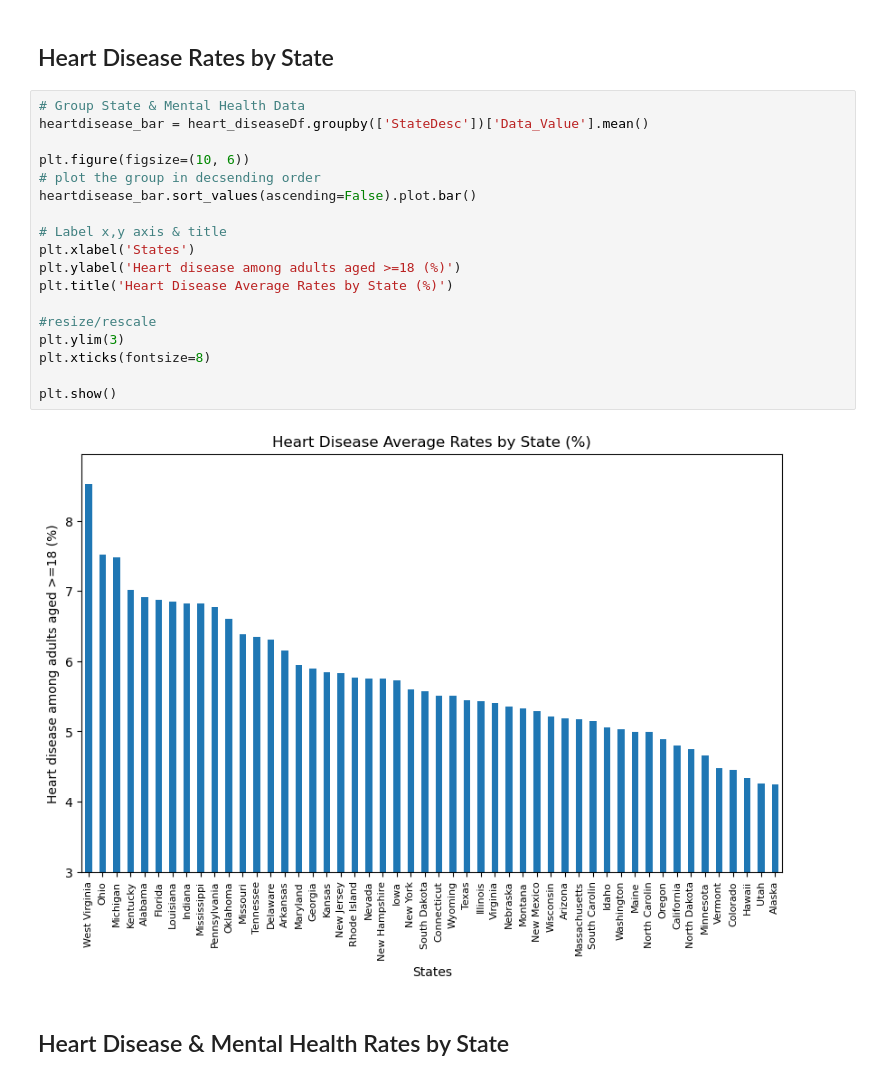
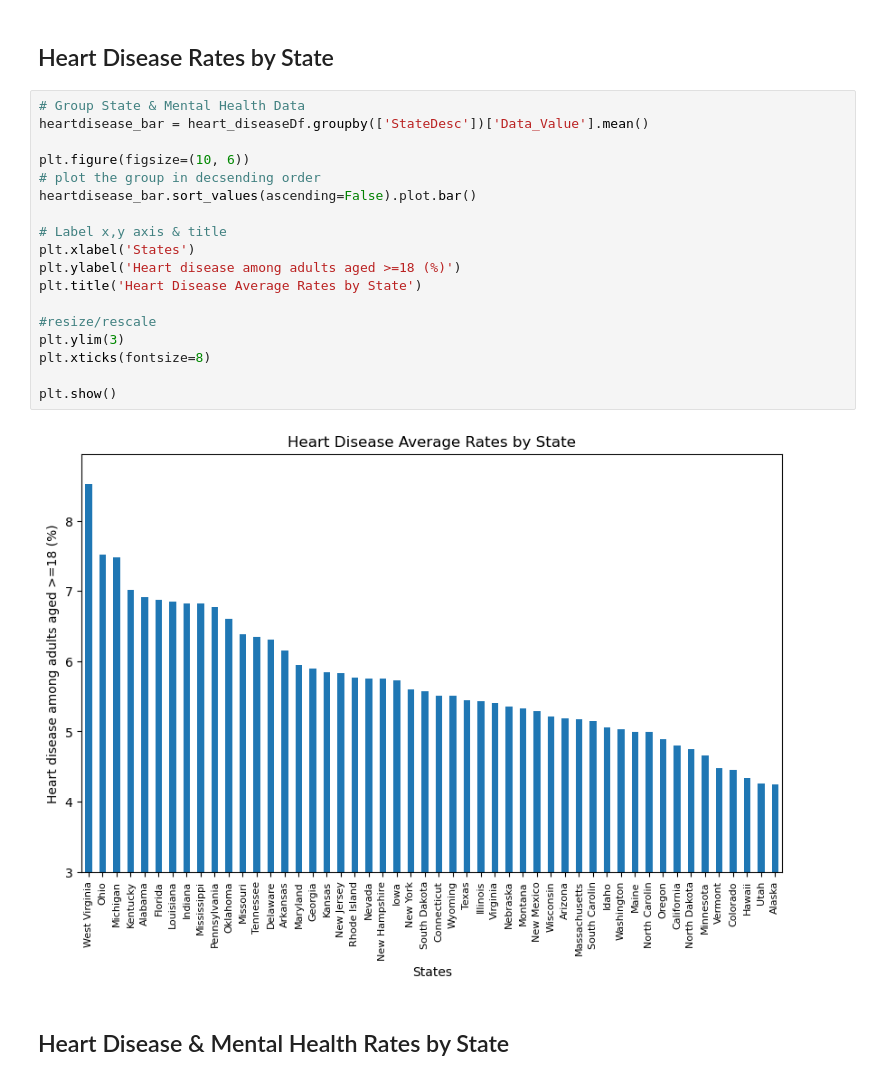
Before and after one commit to divya-jindal/project-1, a Jupyter notebook: MentalHealth_HeartDisease.ipynb, the cells around one changed output. Saved outputs shown, nothing was run; the diff lists cells and outputs as text.

```diff
--- a/MentalHealth_HeartDisease.ipynb
+++ b/MentalHealth_HeartDisease.ipynb
@@ -283,23 +283,23 @@ plt.show()
 # %%
 # Group State & Mental Health Data
 heartdisease_bar = heart_diseaseDf.groupby(['StateDesc'])['Data_Value'].mean()
 
 plt.figure(figsize=(10, 6))
 # plot the group in decsending order
 heartdisease_bar.sort_values(ascending=False).plot.bar()
 
 # Label x,y axis & title
 plt.xlabel('States')
 plt.ylabel('Heart disease among adults aged >=18 (%)')
-plt.title('Heart Disease Average Rates by State (%)')
+plt.title('Heart Disease Average Rates by State')
 
 #resize/rescale
 plt.ylim(3)
 plt.xticks(fontsize=8)
 
 plt.show()
 # %% [output]
-[figure, old version]
+[figure, new version]
 # %% [markdown]
 ## Heart Disease & Mental Health Rates by State
 # %%
```
Also changed, not shown: parts of 3 cells of this notebook.
